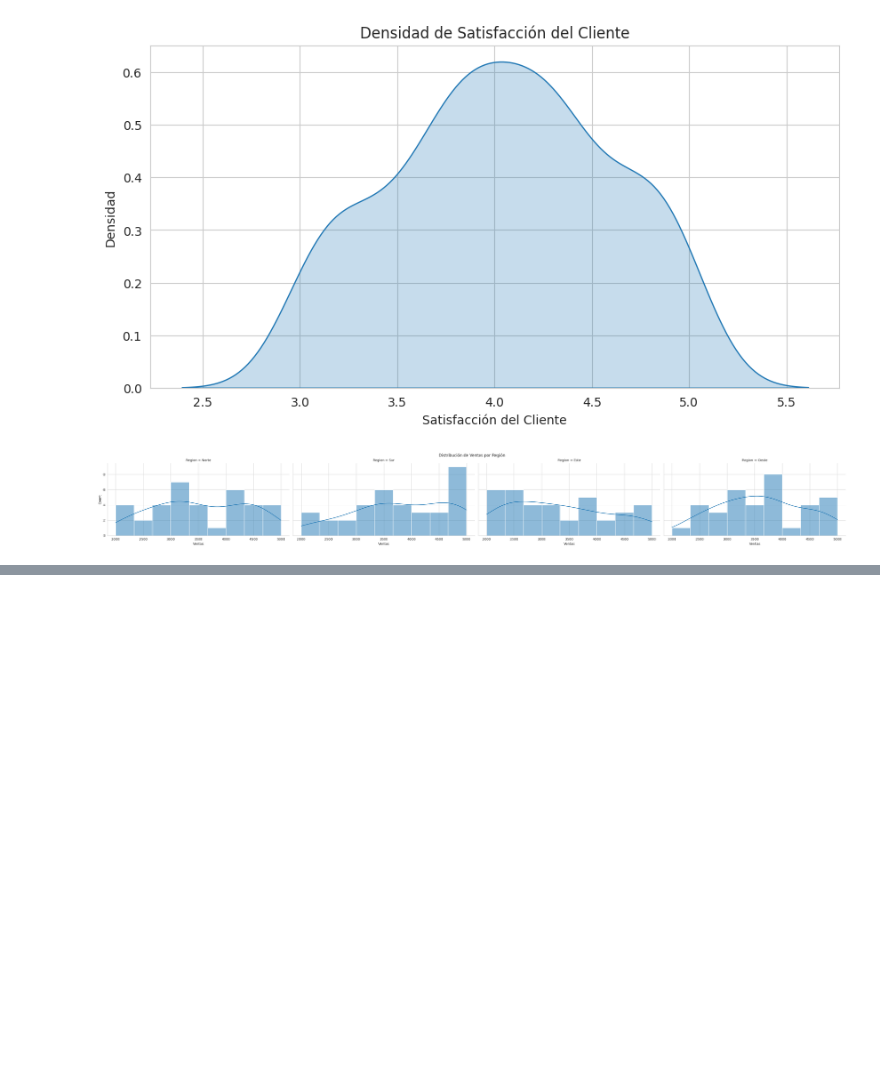
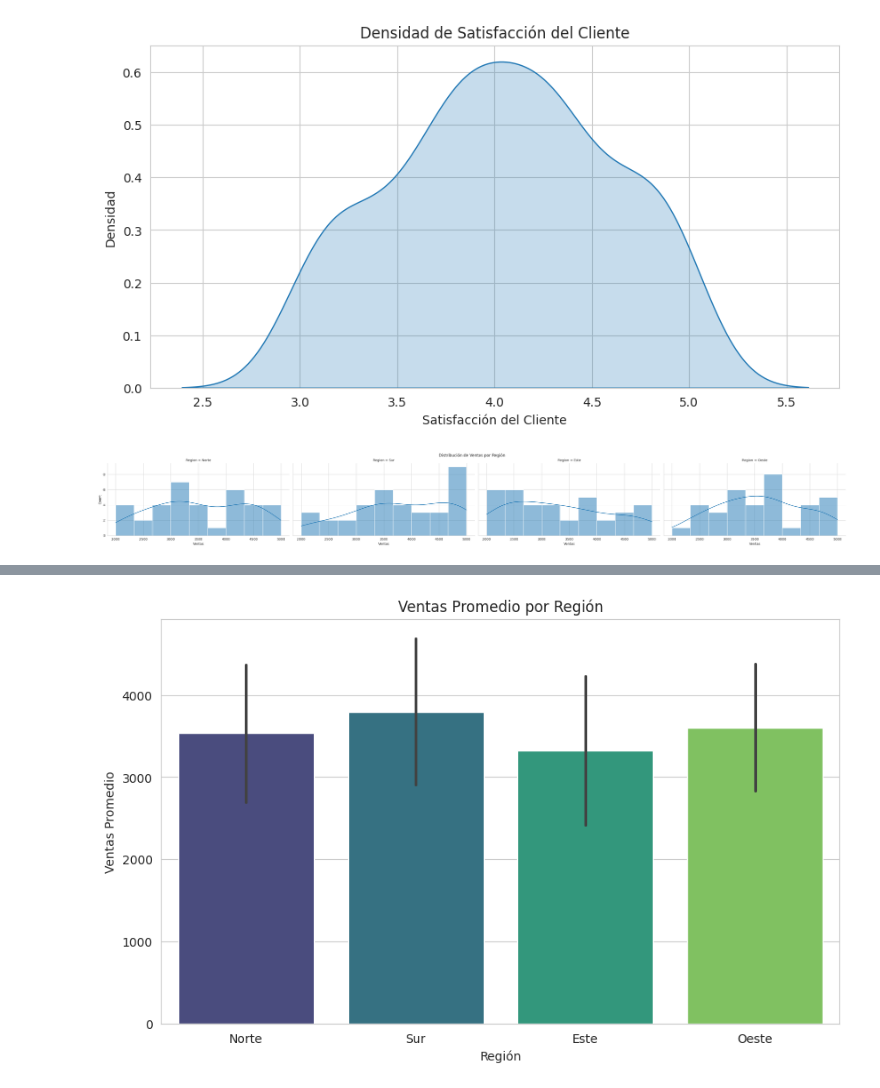
Before and after one commit to brunobobadilla06/Practica---Ciencia-de-Datos-I, a Jupyter notebook: Practica_3.ipynb, the cells around one changed output, grey strips where cells are left out. Cells and saved outputs as stored; diff of their text form; code cells hidden in the pictures; blank space fills up the shorter version.

```diff
--- a/Practica_3.ipynb
+++ b/Practica_3.ipynb
@@ -208 +216,12 @@ Comparan una variable numérica a través de diferentes categorías.
 • catplot: Figura-nivel para gráficos categóricos, permite fácil faceting (col, row, hue, kind).
+# %%
+# Barplot: Ventas promedio por region
+plt.figure(figsize=(10, 6))
+sns.barplot(data=df, x='Region', y='Ventas', ci='sd', palette='viridis') # sd muestra la desviacion estandar
+plt.title('Ventas Promedio por Región')
+plt.xlabel('Región')
+plt.ylabel('Ventas Promedio')
+plt.show()
+#
+# %% [output]
+[figure, added]
```
Also changed, not shown: parts of 4 cells of this notebook.
